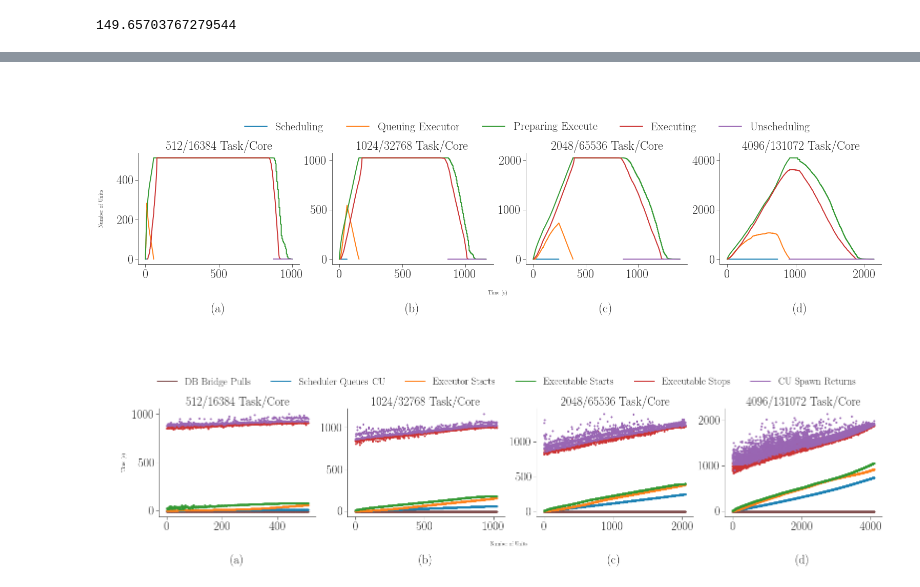
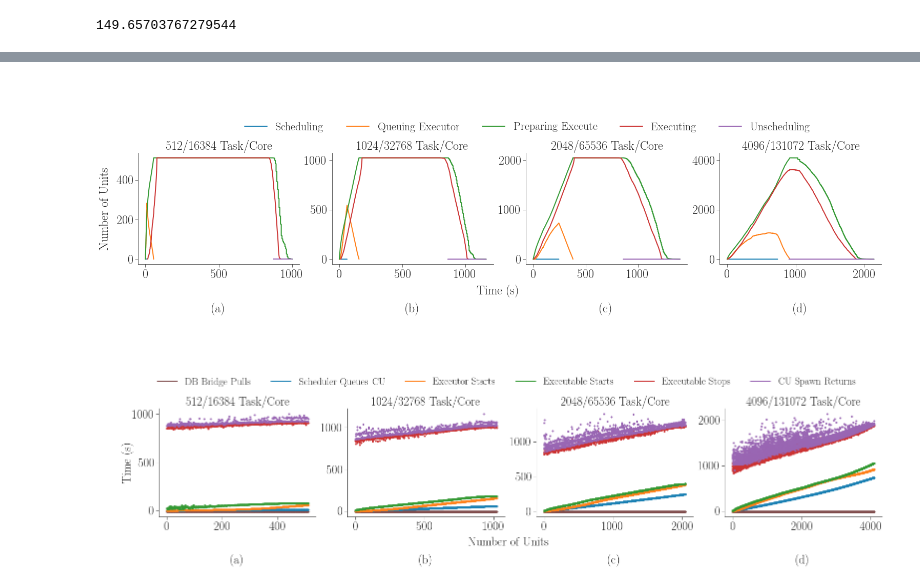
Before and after one commit to radical-experiments/rp.paper, a Jupyter notebook: analysis/rp_paper_plots.ipynb, the cells around one changed output, grey strips where cells are left out. Drawn from its saved outputs; the diff is of its cells as text; code cells hidden in the pictures.

Commit message:
Ongoing plotting

```diff
--- a/analysis/rp_paper_plots.ipynb
+++ b/analysis/rp_paper_plots.ipynb
@@ -351,6 +351,6 @@ display(np.sqrt(np.var(np.array([1354.8942549407548,
 149.65703767279544
 # %%
 # Load sessions for Synapse experiment 1
-ws_sras = load_sessions_units('/Users/mturilli/Projects/RADICAL/github/experiments/rp-paper-ipdps2018/analysis/data/synapse/weak_scaling',
+ws_sras = load_sessions_units('data/synapse/weak_scaling',
                      sws_sessions,
                      sorted(sws_sessions.nunit.unique().tolist()))
@@ -422,8 +424,8 @@ for nunit in nunits:
     j = chr(ord(j) + 1)
 
 # Add common axes lables
-fig.text(0.085, 0.5, 'Number of Units', va='center', rotation='vertical')
-fig.text(0.5, -0.08, 'Time (s)', ha='center')
+fig.text(0.085, 0.5, 'Number of Units', va='center', rotation='vertical', fontsize=24)
+fig.text(0.5, -0.08, 'Time (s)', ha='center', fontsize=24)
 
 # Add common legend with f* proxy artists (https://matplotlib.org/users/legend_guide.html)
 fig.legend((
@@ -443,7 +445,7 @@ fig.legend((
 plt.savefig('figures/paper_titan_rp_synapse_weak_scaling_concurrency_horizontal.pdf', dpi=300, bbox_inches='tight')
 plt.savefig('figures/screen_titan_rp_synapse_weak_scaling_concurrency_horizontal.png')
 # %% [output]
-[figure, old version]
+[figure, new version]
 # %%
 nunits = [512, 1024, 2048, 4096]
 fwidth = 26
@@ -489,33 +491,33 @@ for nunit in nunits:
     i = i+1
     j = chr(ord(j) + 1)
 
 # Add common axes lables
-fig.text(0.085, 0.5, 'Time (s)', va='center', rotation='vertical')
-fig.text(0.5, -0.08, 'Number of Units', ha='center')
+fig.text(0.085, 0.5, 'Time (s)', va='center', rotation='vertical', fontsize=24)
+fig.text(0.5, -0.08, 'Number of Units', ha='center', fontsize=24)
 
 # Add common legend with f* proxy artists (https://matplotlib.org/users/legend_guide.html)
 fig.legend((
                 mpl.lines.Line2D([], [], color=tableau20[10]),
                 mpl.lines.Line2D([], [], color=tableau20[0] ),
                 mpl.lines.Line2D([], [], color=tableau20[2] ),
                 mpl.lines.Line2D([], [], color=tableau20[4] ),
                 mpl.lines.Line2D([], [], color=tableau20[6] ),
                 mpl.lines.Line2D([], [], color=tableau20[8] )
            ),
            (
                 'DB Bridge Pulls',
                 'Scheduler Queues CU',
                 'Executor Starts',
                 'Executable Starts',
                 'Executable Stops',
                 'CU Spawn Returns',
            ),
            'upper center',
            bbox_to_anchor=(0.44, 1.4),
            fontsize=20,
            ncol=6)
 
 plt.savefig('figures/paper_titan_rp_synapse_weak_scaling_events_timeline_horizontal.pdf', dpi=300, bbox_inches='tight')
 plt.savefig('figures/screen_titan_rp_synapse_weak_scaling_events_timeline_horizontal.png')
 # %% [output]
-[figure, old version]
+[figure, new version]
```
Also changed, not shown: parts of 18 cells of this notebook, 10 other files.
